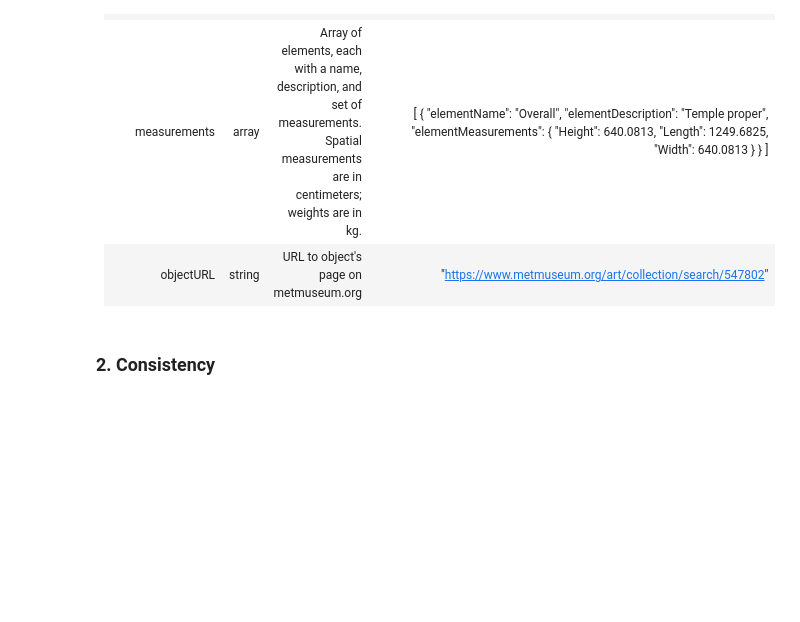
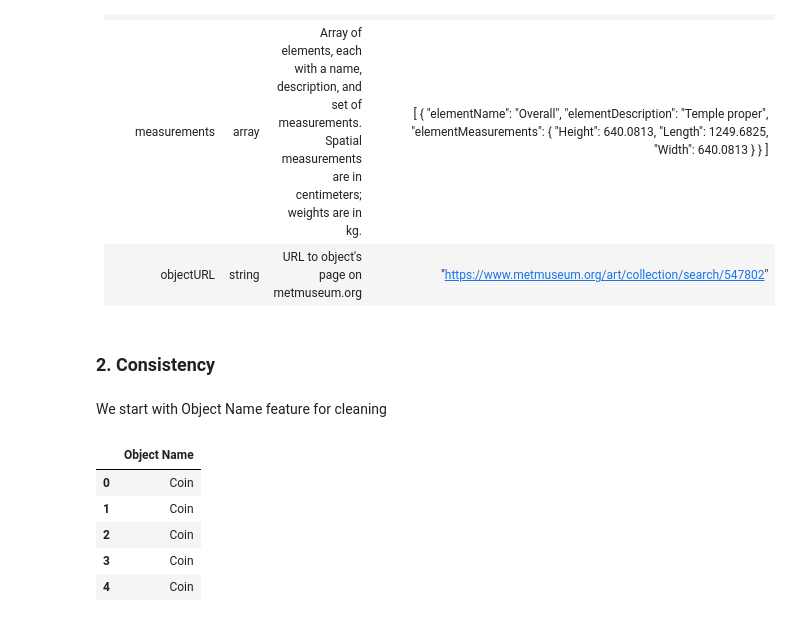
Before and after one commit to nickobard/Data-Preprocessing-Course, a Jupyter notebook: 01/01_homework.ipynb, the cells around one changed output. Cells and saved outputs as stored; diff of their text form; code cells hidden in the pictures; blank space fills up the shorter version.

```diff
--- a/01/01_homework.ipynb
+++ b/01/01_homework.ipynb
@@ -34,7 +34,8 @@ All your steps, your choices of methods, and the following code **must be commen
   * English is not compulsory.
 # %%
 import pandas as pd
-df = pd.read_csv('MetObjects.txt', nrows=10000)
+dataset_path = 'MetObjects.txt'
+df = pd.read_csv(dataset_path, nrows=10000)
 # %%
 df.head(20)
 # %% [output]
@@ -157,3 +158,16 @@ Additional columns
 | objectURL               | string | URL to object's page on metmuseum.org | "https://www.metmuseum.org/art/collection/search/547802" |
 # %% [markdown]
 ### 2. Consistency
+# %% [markdown]
+We start with Object Name feature for cleaning
+# %%
+df_on = pd.read_csv(dataset_path, usecols=['Object Name'])
+# %%
+df_on.head()
+# %% [output]
+|  | Object Name |
+| 0 | Coin |
+| 1 | Coin |
+| 2 | Coin |
+| 3 | Coin |
+| 4 | Coin |
```
Also changed, not shown: parts of 2 cells of this notebook.
